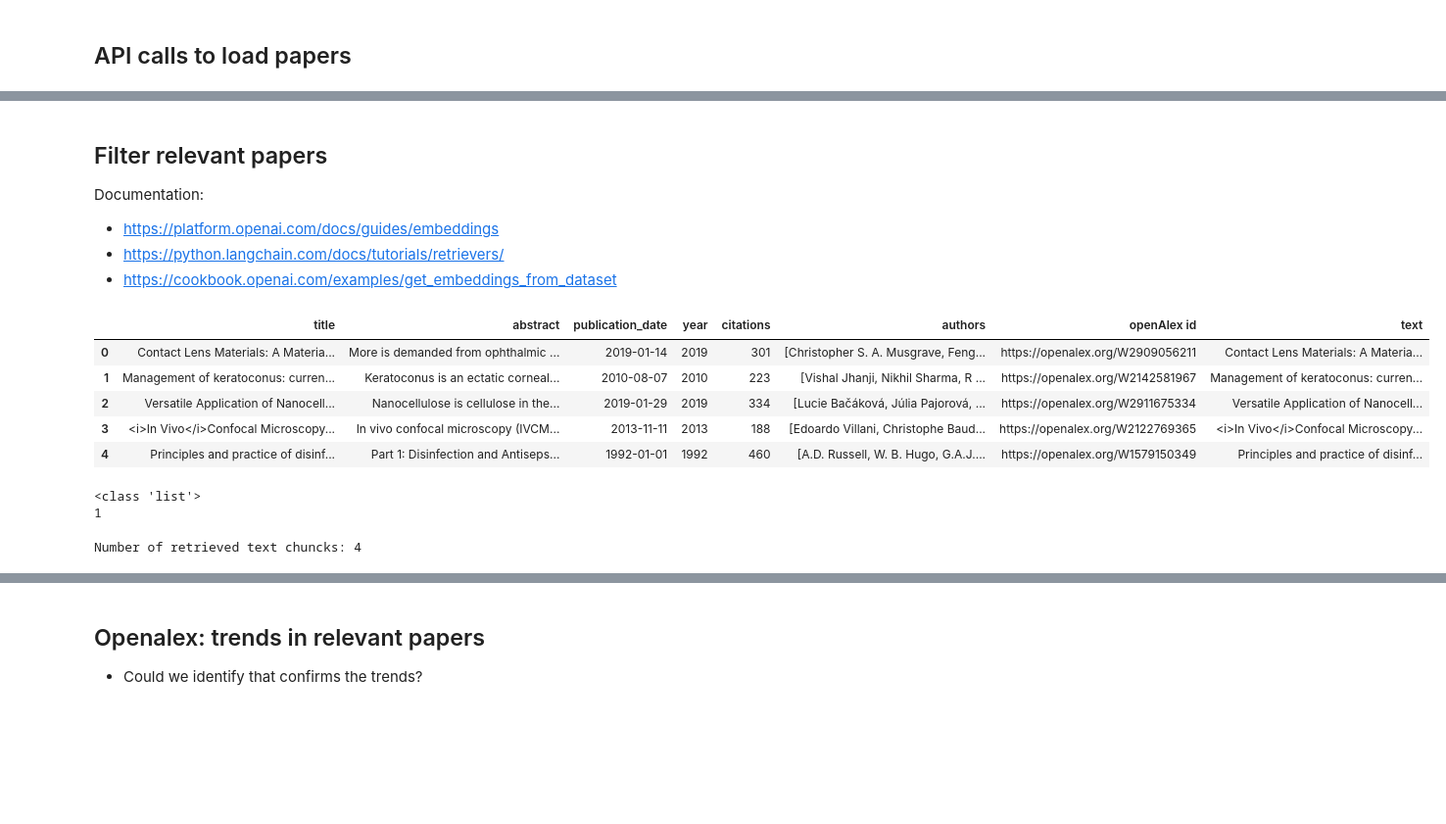
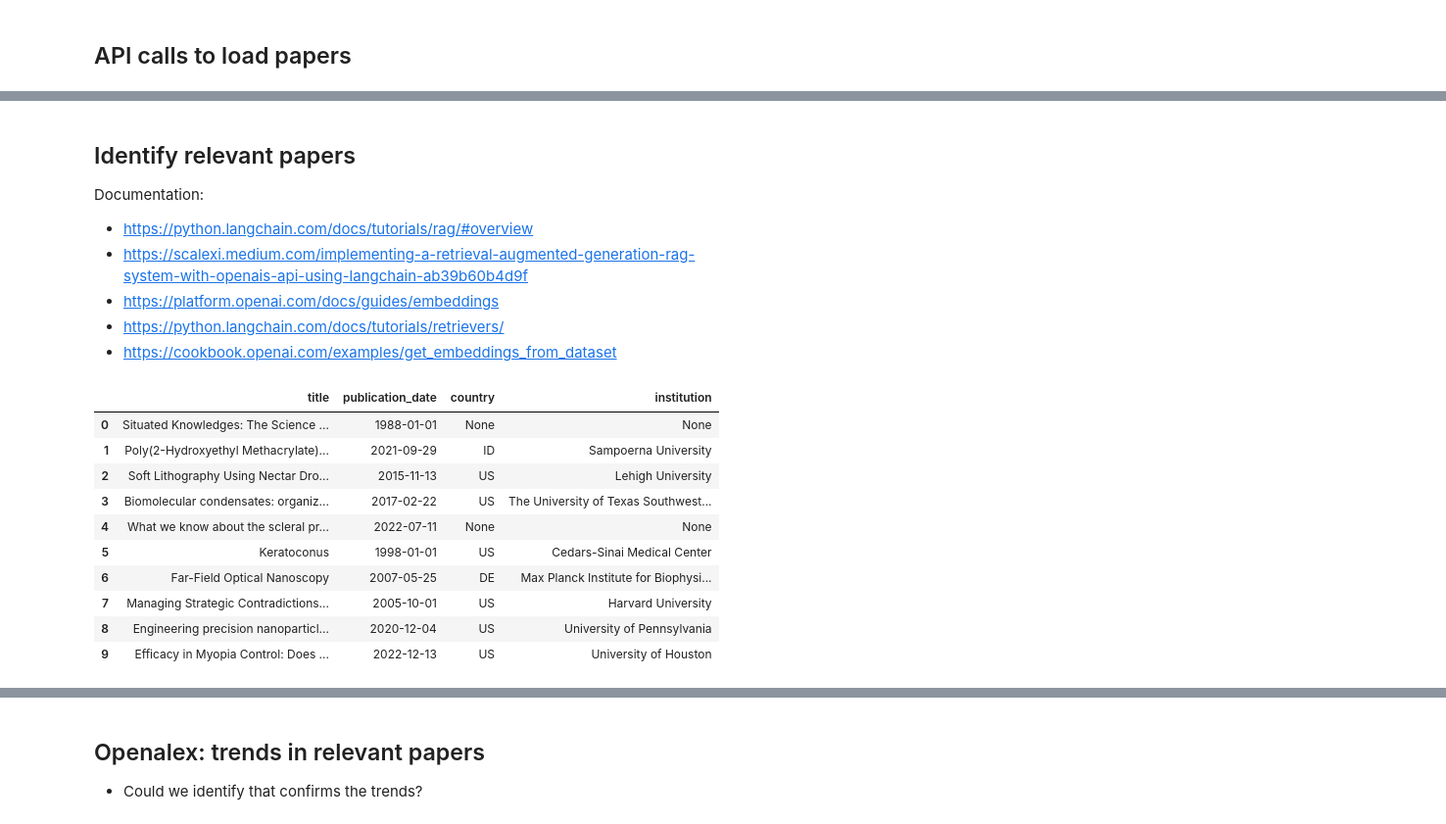
Before and after one commit to darkcyan-ugli-fruit/innolens, a Jupyter notebook: notebooks/01_innolens.ipynb, the cells around one changed output, grey strips where cells are left out. Shown: that part at 98% size. Cells and saved outputs as stored; diff of their text form; code cells hidden in the pictures; blank space fills up the shorter version.

Commit message:
update the filtering part

```diff
--- a/notebooks/01_innolens.ipynb
+++ b/notebooks/01_innolens.ipynb
@@ -235,53 +269,30 @@ df.head()
 # %% [markdown]
-## Filter relevant papers
+## Identify relevant papers
+
 Documentation:
+* https://python.langchain.com/docs/tutorials/rag/#overview
+* https://scalexi.medium.com/implementing-a-retrieval-augmented-generation-rag-system-with-openais-api-using-langchain-ab39b60b4d9f
 * https://platform.openai.com/docs/guides/embeddings
 * https://python.langchain.com/docs/tutorials/retrievers/
 * https://cookbook.openai.com/examples/get_embeddings_from_dataset
 # %%
 # 1. **Create a new column** in the DataFrame that combines the title and abstract into a single `text` field for each paper.
 df["text"] = df["title"] + ". " + df["abstract"]
-df.head()
+
+
+df["relevant"] = ""
+df["justification"] = ""
+
+df[["title", "publication_date", "country", "institution"]].head(10)
 # %% [output]
-|  | title | abstract | publication_date | year | citations | authors | openAlex id | text |
-| 0 | Contact Lens Materials: A Materia... | More is demanded from ophthalmic ... | 2019-01-14 | 2019 | 301 | [Christopher S. A. Musgrave, Feng... | https://openalex.org/W2909056211 | Contact Lens Materials: A Materia... |
-| 1 | Management of keratoconus: curren... | Keratoconus is an ectatic corneal... | 2010-08-07 | 2010 | 223 | [Vishal Jhanji, Nikhil Sharma, R ... | https://openalex.org/W2142581967 | Management of keratoconus: curren... |
-| 2 | Versatile Application of Nanocell... | Nanocellulose is cellulose in the... | 2019-01-29 | 2019 | 334 | [Lucie Bačáková, Júlia Pajorová, ... | https://openalex.org/W2911675334 | Versatile Application of Nanocell... |
-| 3 | <i>In Vivo</i>Confocal Microscopy... | In vivo confocal microscopy (IVCM... | 2013-11-11 | 2013 | 188 | [Edoardo Villani, Christophe Baud... | https://openalex.org/W2122769365 | <i>In Vivo</i>Confocal Microscopy... |
-| 4 | Principles and practice of disinf... | Part 1: Disinfection and Antiseps... | 1992-01-01 | 1992 | 460 | [A.D. Russell, W. B. Hugo, G.A.J.... | https://openalex.org/W1579150349 | Principles and practice of disinf... |
+|  | title | publication_date | country | institution |
+| 0 | Situated Knowledges: The Science ... | 1988-01-01 | None | None |
+| 1 | Poly(2-Hydroxyethyl Methacrylate)... | 2021-09-29 | ID | Sampoerna University |
+| 2 | Soft Lithography Using Nectar Dro... | 2015-11-13 | US | Lehigh University |
+| 3 | Biomolecular condensates: organiz... | 2017-02-22 | US | The University of Texas Southwest... |
+| 4 | What we know about the scleral pr... | 2022-07-11 | None | None |
+| 5 | Keratoconus | 1998-01-01 | US | Cedars-Sinai Medical Center |
+| 6 | Far-Field Optical Nanoscopy | 2007-05-25 | DE | Max Planck Institute for Biophysi... |
+| 7 | Managing Strategic Contradictions... | 2005-10-01 | US | Harvard University |
+| 8 | Engineering precision nanoparticl... | 2020-12-04 | US | University of Pennsylvania |
+| 9 | Efficacy in Myopia Control: Does ... | 2022-12-13 | US | University of Houston |
-# %%
-from langchain_core.documents import Document
-from langchain_text_splitters import RecursiveCharacterTextSplitter
-
-
-# Wrap the string into a Document object
-abstract_doc: list[Document] = [Document(page_content=df.loc[3, "abstract"])]
-
-# Type and length of docs
-print(type(abstract_doc))
-print(len(abstract_doc))
-
-
-# Splitting
-text_splitter = RecursiveCharacterTextSplitter(chunk_size=500, chunk_overlap=50)
-abstract_docs = text_splitter.split_documents(abstract_doc)
-# %% [output]
-<class 'list'>
-1
-# %%
-from langchain_core.vectorstores import InMemoryVectorStore
-from langchain_openai import OpenAIEmbeddings
-
-vectorstore= InMemoryVectorStore.from_documents(
-    documents=abstract_docs, embedding=OpenAIEmbeddings()
-)
-
-retriever = vectorstore.as_retriever()
-
-query = "is the document relevant for the client?"
-
-retrieved_docs = retriever.invoke(query)
-
-print(f"Number of retrieved text chuncks: {len(retrieved_docs)}")
-# %% [output]
-Number of retrieved text chuncks: 4
```
Also changed, not shown: parts of 24 cells of this notebook.
